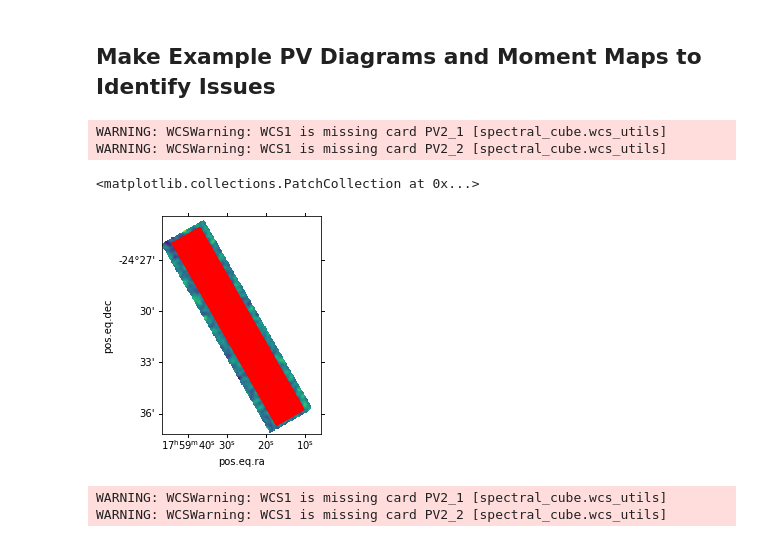
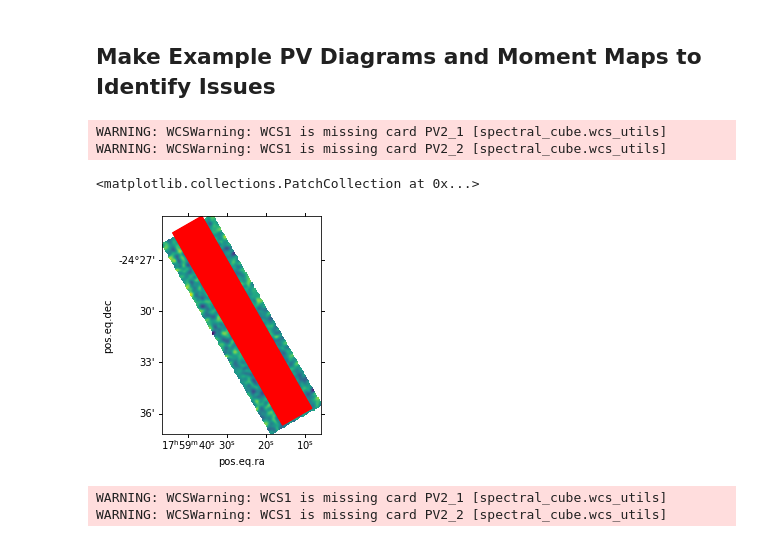
Before and after one commit to SpacialTree/clouds-g5-b1, a Jupyter notebook: BaselineFixes.ipynb, the cells around one changed output. Saved outputs shown, nothing was run; the diff lists cells and outputs as text; code cells hidden in the pictures.

```diff
--- a/BaselineFixes.ipynb
+++ b/BaselineFixes.ipynb
@@ -143,14 +143,14 @@ WARNING: PossiblySlowWarning: This function (<function BaseSpectralCube.to at 0x
 # %%
 apath = Path([(29, 248),(160,19)], width=40.)
 #Path([(2,18),(155,18)], width = 25.)
-ax = plt.subplot(111, projection=a_cube17.wcs.celestial)
-ax.imshow(a_cube17[25].value)
+ax = plt.subplot(111, projection=a_cube23.wcs.celestial)
+ax.imshow(a_cube23[25].value)
 apath.show_on_axis(ax, spacing=1, color='r')
 # %% [output]
 WARNING: WCSWarning: WCS1 is missing card PV2_1 [spectral_cube.wcs_utils]
 WARNING: WCSWarning: WCS1 is missing card PV2_2 [spectral_cube.wcs_utils]
 <matplotlib.collections.PatchCollection at 0x...>
-[figure, old version]
+[figure, new version]
 # %%
 bpath = Path([(30, 42),(175,125)], width=80.)
 ax = plt.subplot(111, projection=b_cube21.wcs.celestial)
```
Also changed, not shown: parts of 9 cells of this notebook, 1 other file.
